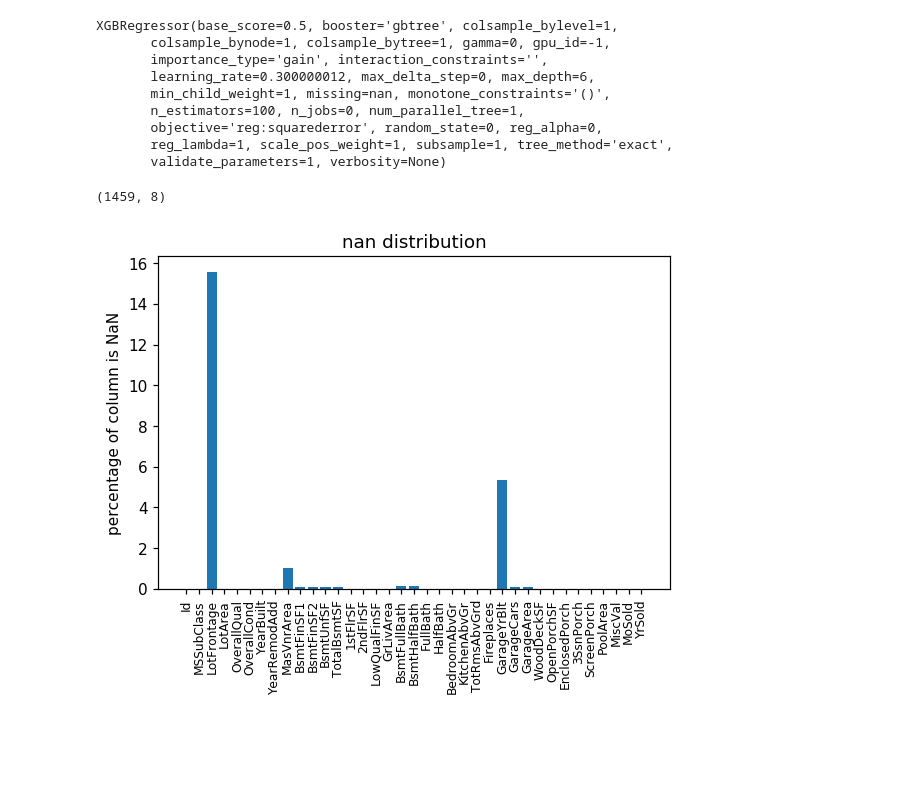
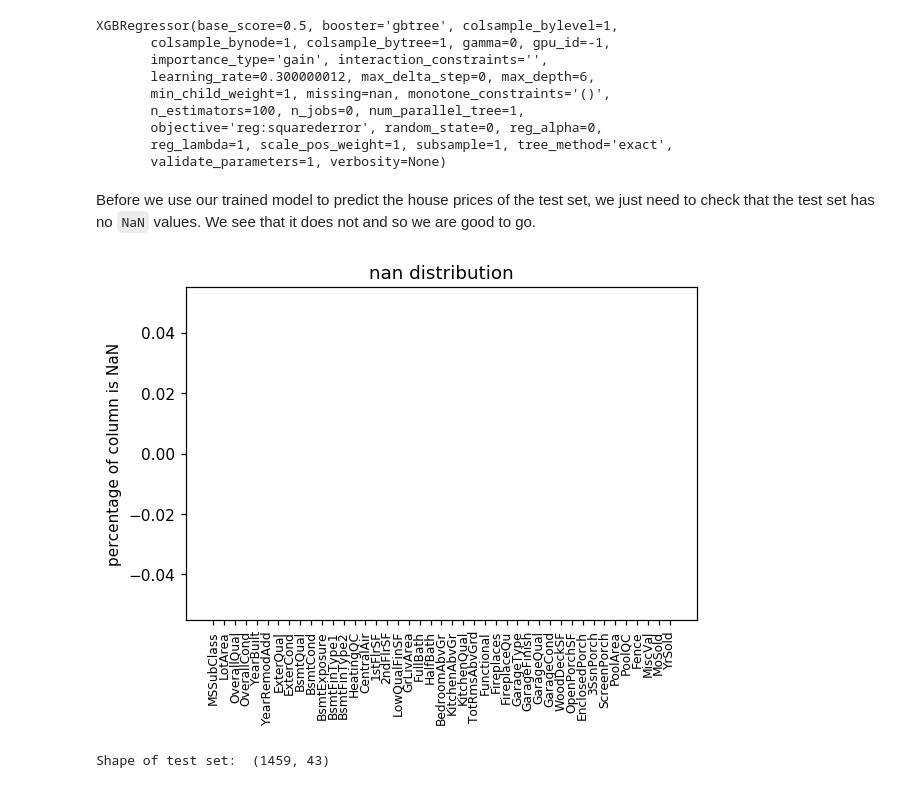
Before and after one commit to ricardomokhtari/Data-Science-Projects, a Jupyter notebook: house-prices/analysis.ipynb, the cells around one changed output. Drawn from its saved outputs; the diff is of its cells as text; code cells hidden in the pictures; blank space fills up the shorter version.

Commit message:
adds label encoded features

```diff
--- a/house-prices/analysis.ipynb
+++ b/house-prices/analysis.ipynb
@@ -74,11 +275,0 @@ plt.show()
-# %%
-poor_features = []
-
-for i in range(26):
-    if correlation_matrix.iloc[-1,i] < 0.4:
-        poor_features.append(correlation_matrix.columns[i])
-
-print(poor_features)
-print(len(poor_features))
-
-numerical.drop(labels=poor_features, axis=1, inplace=True)
@@ -110,36 +306,25 @@ XGBRegressor(base_score=0.5, booster='gbtree', colsample_bylevel=1,
        objective='reg:squarederror', random_state=0, reg_alpha=0,
        reg_lambda=1, scale_pos_weight=1, subsample=1, tree_method='exact',
        validate_parameters=1, verbosity=None)
+# %% [markdown]
+Before we use our trained model to predict the house prices of the test set, we just need to check that the test set has no `NaN` values. We see that it does not and so we are good to go.
 # %%
-test_set = pd.read_csv('test.csv')
-
-numerics = ['int16', 'int32', 'int64', 'float16', 'float32', 'float64']
-
-test_numerical = test_set.select_dtypes(include=numerics)
-
 # count number of NaN values in the columns
 nans = []
-all_nans = test_numerical.isna().sum()
+all_nans = numerical_test.isna().sum()
 
 for i in range(len(all_nans)):
     nans.append((all_nans[i]/1460)*100)
 
 # plot the number of NaN values per column
 plt.figure(dpi=110)
-plt.bar(list(test_numerical.columns), nans)
-plt.xticks([i for i in range(len(list(test_numerical.columns)))], list(test_numerical.columns), rotation='vertical', fontsize=8)
+plt.bar(list(numerical_test.columns), nans)
+plt.xticks([i for i in range(len(list(numerical_test.columns)))], list(numerical_test.columns), rotation='vertical', fontsize=8)
 plt.title('nan distribution')
 plt.ylabel('percentage of column is NaN')
+plt.show()
 
-test_numerical = test_numerical.drop(columns=['Id','LotFrontage', 'MasVnrArea',
-                                              'GarageYrBlt', 'BsmtFinSF1', 'BsmtFinSF2', 'BsmtUnfSF',
-                                              'TotalBsmtSF', 'BsmtFullBath', 'BsmtHalfBath', 'GarageCars',
-                                              'GarageArea', 'MSSubClass', 'LotArea', 'OverallCond', '2ndFlrSF',
-                                              'LowQualFinSF', 'HalfBath', 'BedroomAbvGr', 'KitchenAbvGr',
-                                              'WoodDeckSF', 'OpenPorchSF', 'EnclosedPorch', '3SsnPorch',
-                                              'ScreenPorch', 'PoolArea', 'MiscVal', 'MoSold', 'YrSold'])
-
-print(test_numerical.shape)
+print("Shape of test set: ", numerical_test.shape)
 # %% [output]
+[figure, new version]
-(1459, 8)
+Shape of test set:  (1459, 43)
-[figure, old version]
```
Also changed, not shown: parts of 23 cells of this notebook, 1 other file.
